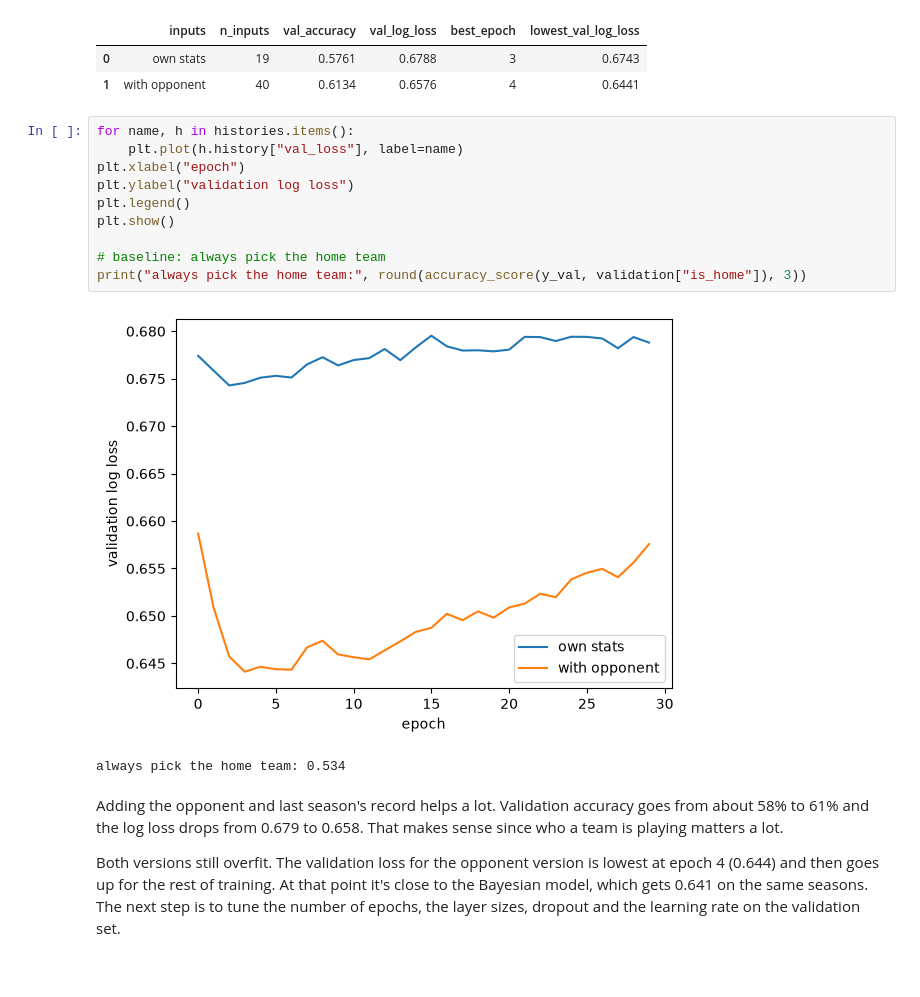
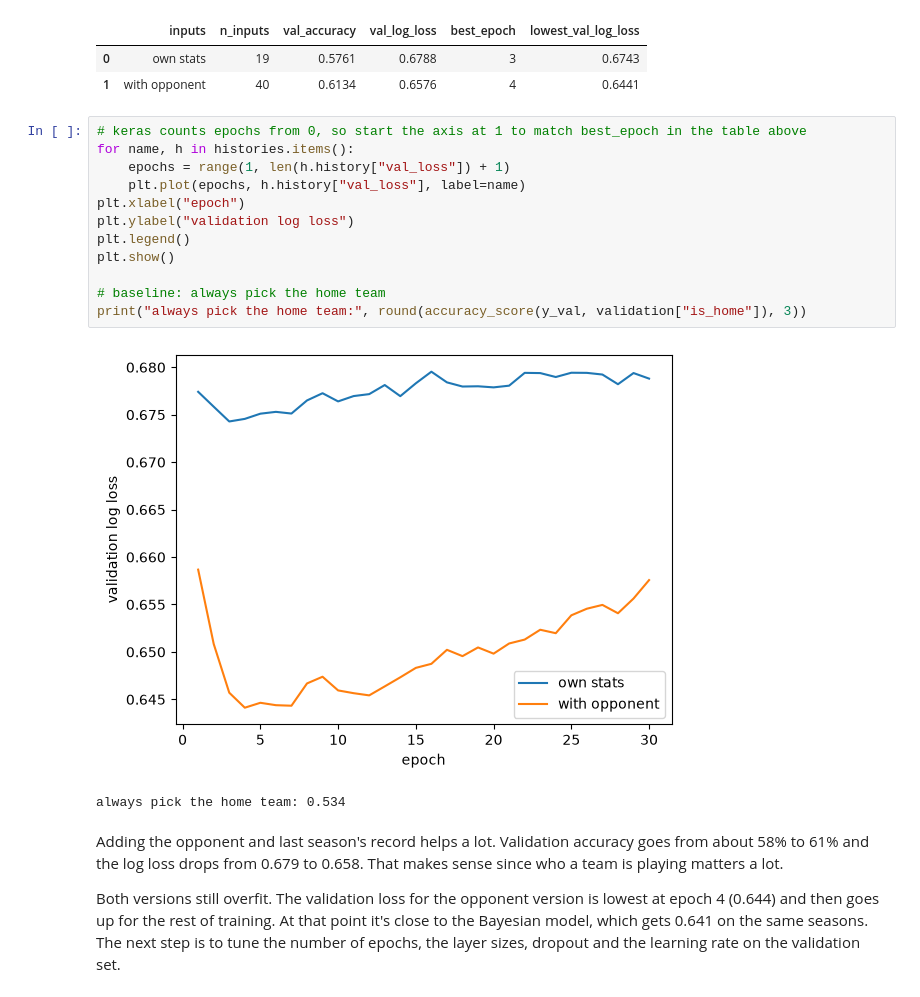
Before and after one commit to bdaylor13/predict-nfl-wins-fa26ds4420, a Jupyter notebook: Methods/nfl_mlp_model.ipynb, the cells around one changed output. Drawn from its saved outputs; the diff is of its cells as text.

Commit message:
Start MLP loss plot at epoch 1

```diff
--- a/Methods/nfl_mlp_model.ipynb
+++ b/Methods/nfl_mlp_model.ipynb
@@ -145,17 +145,19 @@ Model: "functional_1"
 | 0 | own stats | 19 | 0.5761 | 0.6788 | 3 | 0.6743 |
 | 1 | with opponent | 40 | 0.6134 | 0.6576 | 4 | 0.6441 |
 # %%
+# keras counts epochs from 0, so start the axis at 1 to match best_epoch in the table above
 for name, h in histories.items():
-    plt.plot(h.history["val_loss"], label=name)
+    epochs = range(1, len(h.history["val_loss"]) + 1)
+    plt.plot(epochs, h.history["val_loss"], label=name)
 plt.xlabel("epoch")
 plt.ylabel("validation log loss")
 plt.legend()
 plt.show()
 
 # baseline: always pick the home team
 print("always pick the home team:", round(accuracy_score(y_val, validation["is_home"]), 3))
 # %% [output]
-[figure, old version]
+[figure, new version]
 always pick the home team: 0.534
 # %% [markdown]
 Adding the opponent and last season's record helps a lot. Validation accuracy goes from about 58% to 61% and the log loss drops from 0.679 to 0.658. That makes sense since who a team is playing matters a lot.
```
